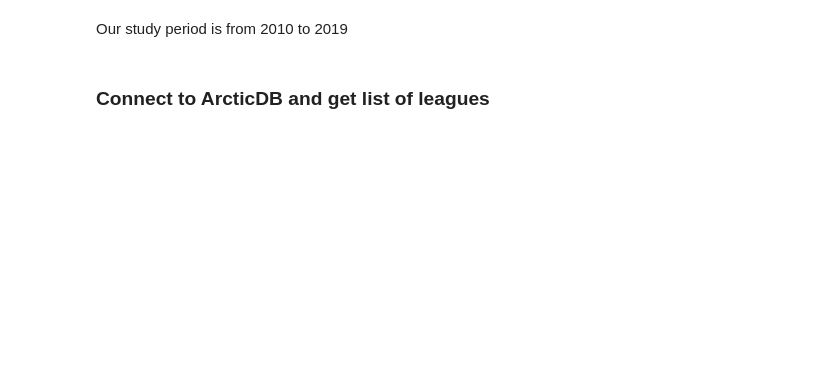
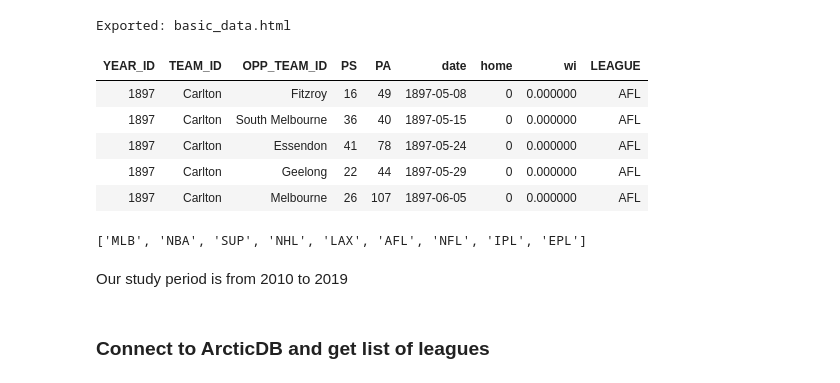
Before and after one commit to Something-Else-Studio/arcticdb-notebooks, a Jupyter notebook: pythagorean-won-loss-formula/sports_from_arctic.ipynb, the cells around one changed output. Cells and saved outputs as stored; diff of their text form; code cells hidden in the pictures; blank space fills up the shorter version.

```diff
--- a/pythagorean-won-loss-formula/sports_from_arctic.ipynb
+++ b/pythagorean-won-loss-formula/sports_from_arctic.ipynb
@@ -1 +5,14 @@
+# %%
+try:
+    import google.colab
+    import requests
+    exec(requests.get("https://raw.githubusercontent.com/Something-Else-Studio/arcticdb-notebooks/main/styling.py").text)
+    dataFile = 'https://raw.githubusercontent.com/Something-Else-Studio/arcticdb-notebooks/main/pythagorean-won-loss-formula/sports.csv'
+except ImportError:
+    %load_ext autoreload
+    %autoreload 2
+    import sys, os
+    sys.path.append(os.path.dirname(os.getcwd()))
+    from styling import *
+    dataFile = "sports.csv"
 # %%
@@ -26,6 +30,33 @@ import statsmodels.formula.api as smf
 import seaborn as sns
 import matplotlib.pyplot as plt
 sns.set_theme()
+# %%
+df = pd.read_csv(dataFile)
+# %%
+df = df.drop(columns="Unnamed: 0")
+df = df.rename(columns={'FREQ_RUNS_S': 'PS',
+                        'FREQ_RUNS_A': 'PA' })
+
+df = df.sort_values(['LEAGUE','YEAR_ID','TEAM_ID'])
+styled = style_table(df.head())
+export_table_html(styled, "basic_data.html")
+styled
+# %% [output]
+Exported: basic_data.html
+| YEAR_ID | TEAM_ID | OPP_TEAM_ID | PS | PA | date | home | wi | LEAGUE |
+| 1897 | Carlton | Fitzroy | 16 | 49 | 1897-05-08 | 0 | 0.000000 | AFL |
+| 1897 | Carlton | South Melbourne | 36 | 40 | 1897-05-15 | 0 | 0.000000 | AFL |
+| 1897 | Carlton | Essendon | 41 | 78 | 1897-05-24 | 0 | 0.000000 | AFL |
+| 1897 | Carlton | Geelong | 22 | 44 | 1897-05-29 | 0 | 0.000000 | AFL |
+| 1897 | Carlton | Melbourne | 26 | 107 | 1897-06-05 | 0 | 0.000000 | AFL |
+# %%
+arctic = adb.Arctic('lmdb://sports')
+lib = arctic.get_library('leagues', create_if_missing=True)
+for league in df['LEAGUE'].unique():
+    lib.write(league, df[df['LEAGUE']==league])
+lib.list_symbols()
+# %% [output]
+['MLB', 'NBA', 'SUP', 'NHL', 'LAX', 'AFL', 'NFL', 'IPL', 'EPL']
 # %%
 def ols_coef (df, xcol, ycol):
     """simple OLS function used for lambda calcs -- assumes univariate regression"""
```
Also changed, not shown: parts of 5 cells of this notebook, 1 other file.
